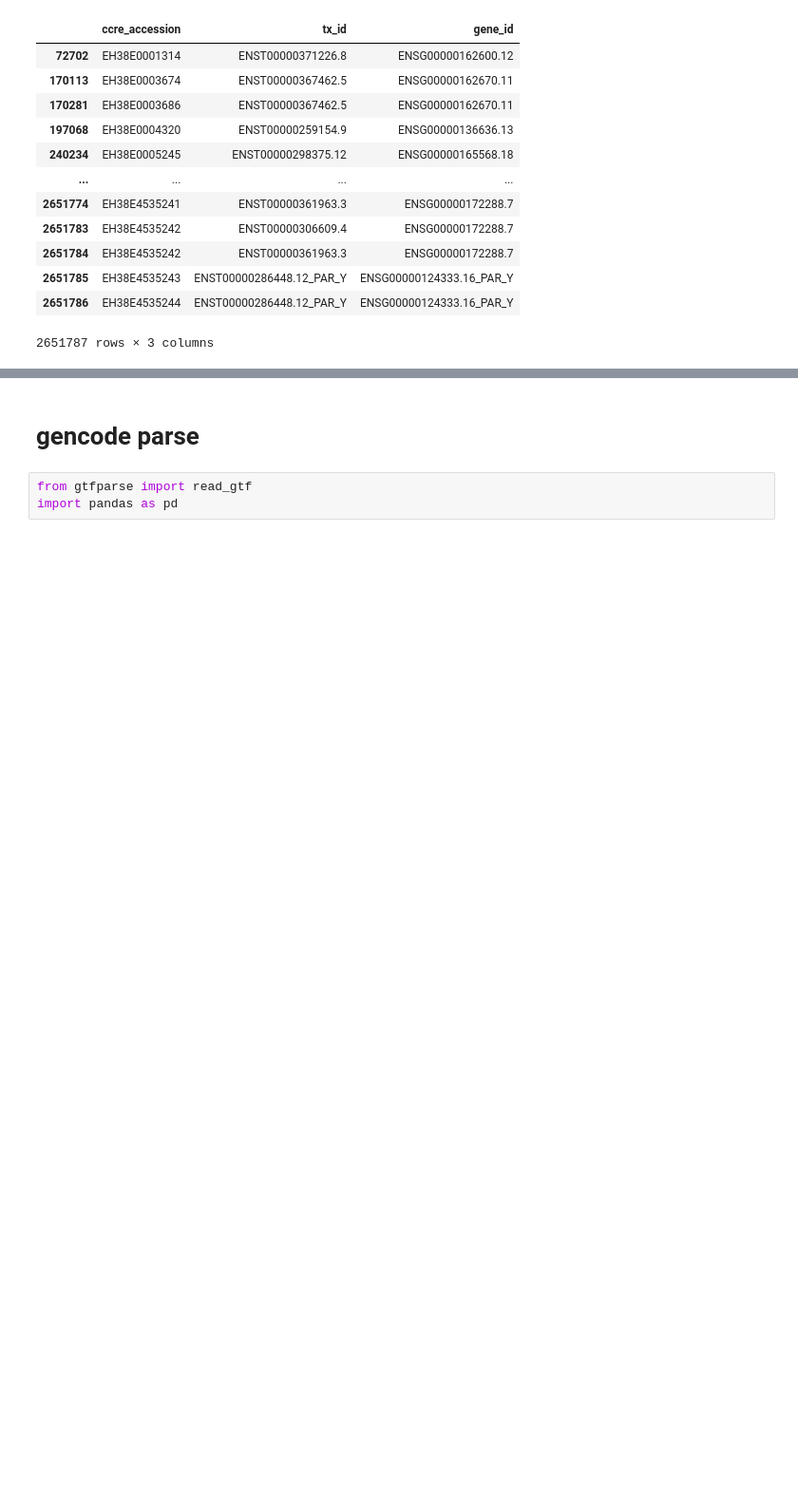
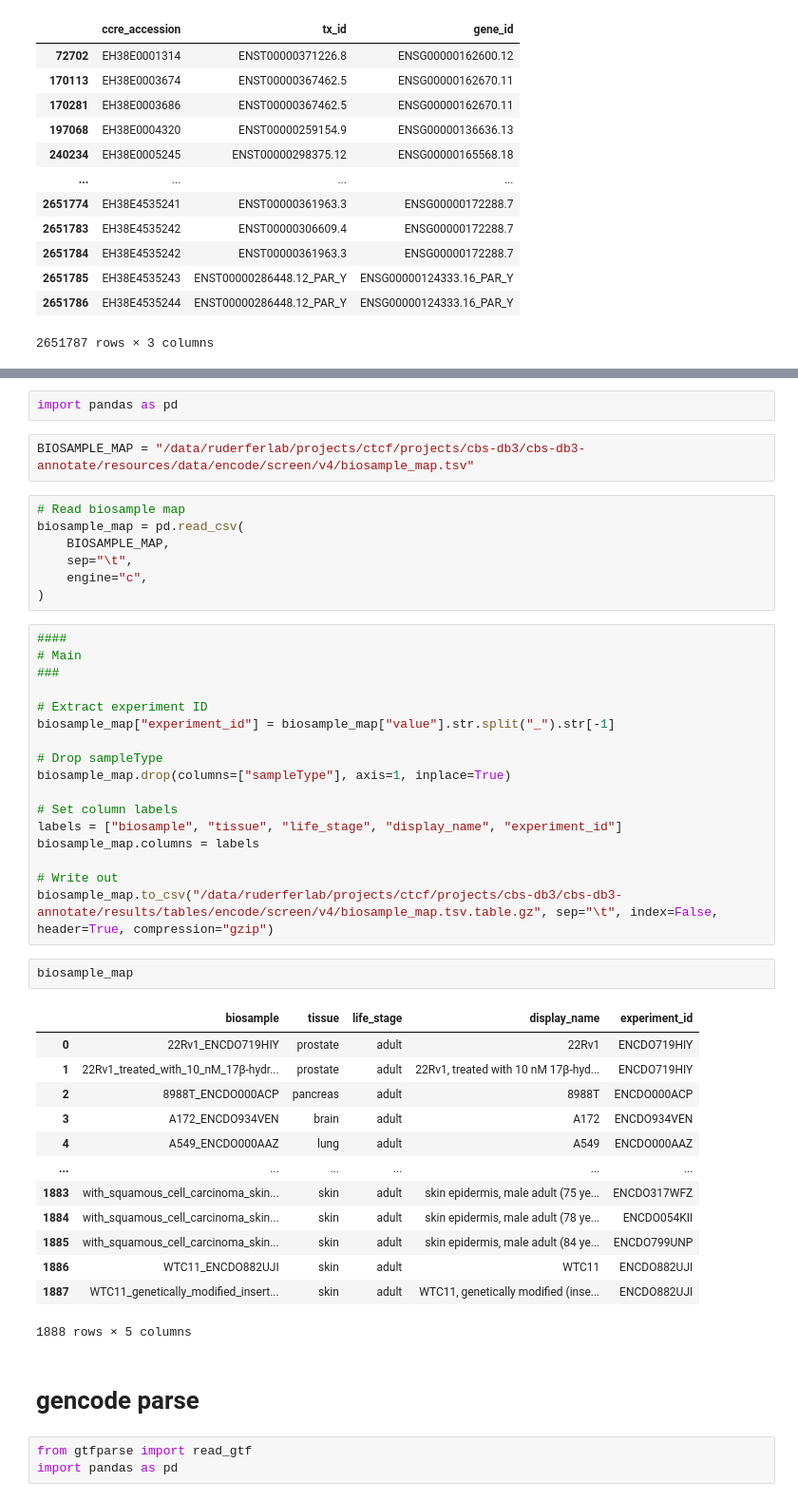
Before and after one commit to ctubbs750/cbs-db3-annotate, a Jupyter notebook: workflow/notebooks/sandbox/2025-04.ipynb, the cells around one changed output, grey strips where cells are left out. Shown at 95% size. Cells and saved outputs as stored; diff of their text form; blank space fills up the shorter version.

```diff
--- a/workflow/notebooks/sandbox/2025-04.ipynb
+++ b/workflow/notebooks/sandbox/2025-04.ipynb
@@ -312,3 +417,47 @@ nearest_gene
+# %%
+import pandas as pd
+# %%
+BIOSAMPLE_MAP = "/data/ruderferlab/projects/ctcf/projects/cbs-db3/cbs-db3-annotate/resources/data/encode/screen/v4/biosample_map.tsv"
+# %%
+# Read biosample map
+biosample_map = pd.read_csv(
+    BIOSAMPLE_MAP,
+    sep="\t",
+    engine="c",
+)
+# %%
+####
+# Main
+###
+
+# Extract experiment ID
+biosample_map["experiment_id"] = biosample_map["value"].str.split("_").str[-1]
+
+# Drop sampleType
+biosample_map.drop(columns=["sampleType"], axis=1, inplace=True)
+
+# Set column labels
+labels = ["biosample", "tissue", "life_stage", "display_name", "experiment_id"]
+biosample_map.columns = labels
+
+# Write out
+biosample_map.to_csv("/data/ruderferlab/projects/ctcf/projects/cbs-db3/cbs-db3-annotate/results/tables/encode/screen/v4/biosample_map.tsv.table.gz", sep="\t", index=False, header=True, compression="gzip")
+# %%
+biosample_map
+# %% [output]
+|  | biosample | tissue | life_stage | display_name | experiment_id |
+| 0 | 22Rv1_ENCDO719HIY | prostate | adult | 22Rv1 | ENCDO719HIY |
+| 1 | 22Rv1_treated_with_10_nM_17β-hydr... | prostate | adult | 22Rv1, treated with 10 nM 17β-hyd... | ENCDO719HIY |
+| 2 | 8988T_ENCDO000ACP | pancreas | adult | 8988T | ENCDO000ACP |
+| 3 | A172_ENCDO934VEN | brain | adult | A172 | ENCDO934VEN |
+| 4 | A549_ENCDO000AAZ | lung | adult | A549 | ENCDO000AAZ |
+| ... | ... | ... | ... | ... | ... |
+| 1883 | with_squamous_cell_carcinoma_skin... | skin | adult | skin epidermis, male adult (75 ye... | ENCDO317WFZ |
+| 1884 | with_squamous_cell_carcinoma_skin... | skin | adult | skin epidermis, male adult (78 ye... | ENCDO054KII |
+| 1885 | with_squamous_cell_carcinoma_skin... | skin | adult | skin epidermis, male adult (84 ye... | ENCDO799UNP |
+| 1886 | WTC11_ENCDO882UJI | skin | adult | WTC11 | ENCDO882UJI |
+| 1887 | WTC11_genetically_modified_insert... | skin | adult | WTC11, genetically modified (inse... | ENCDO882UJI |
+1888 rows × 5 columns
 # %% [markdown]
 # gencode parse
 # %%
```
Also changed, not shown: parts of 13 cells of this notebook, 12 other files.
